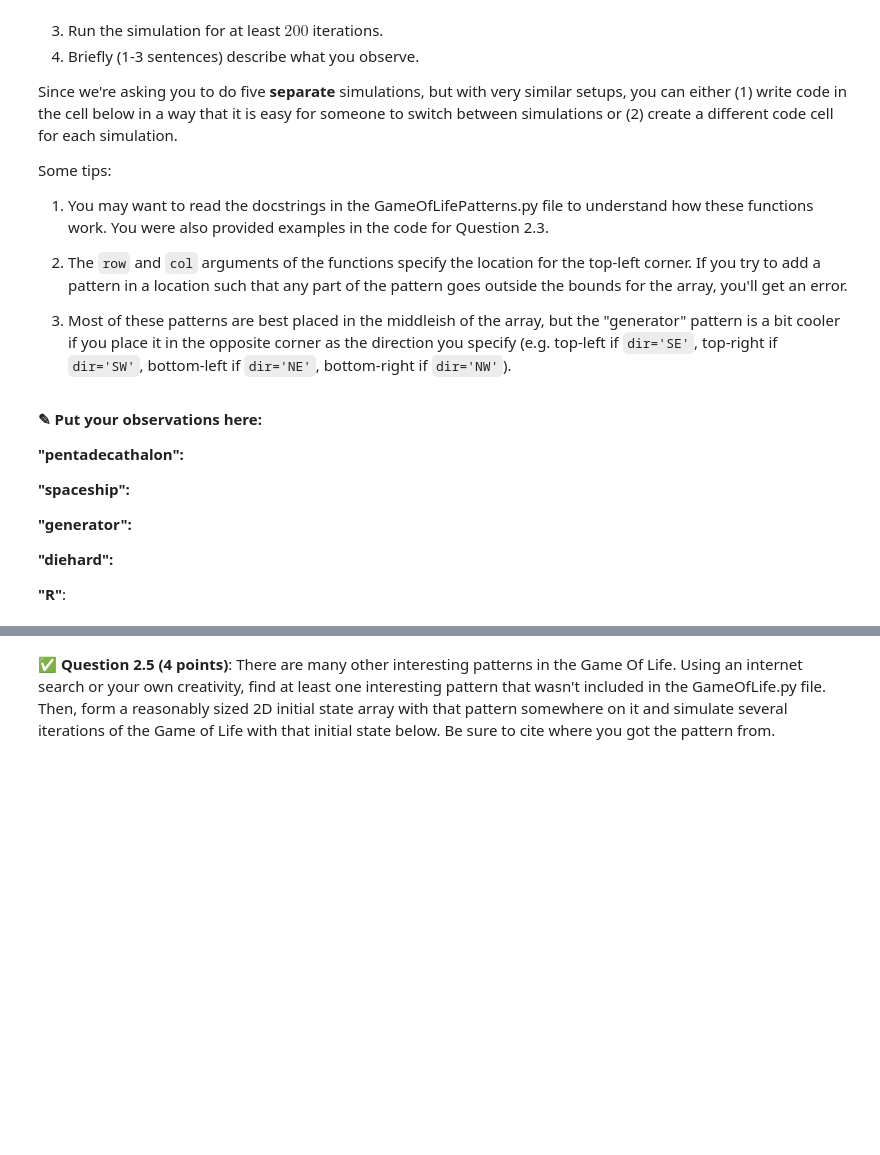
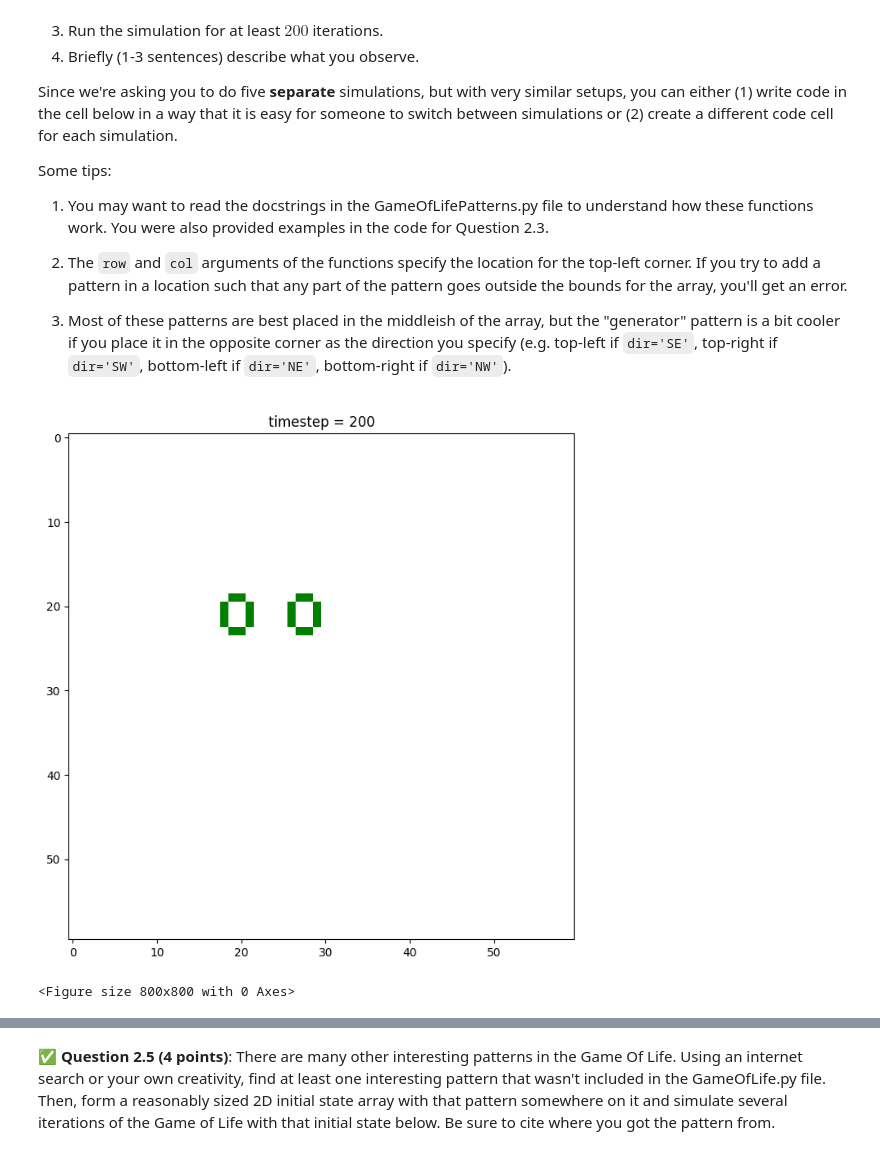
Before and after one commit to zakkoz1/CMSE202-f23-turnin, a Jupyter notebook: hw-02/HW-02_ABMandGraphTheory-STUDENT.ipynb, the cells around one changed output, grey strips where cells are left out. Cells and saved outputs as stored; diff of their text form; code cells hidden in the pictures; blank space fills up the shorter version.

```diff
--- a/hw-02/HW-02_ABMandGraphTheory-STUDENT.ipynb
+++ b/hw-02/HW-02_ABMandGraphTheory-STUDENT.ipynb
@@ -264,12 +271,14 @@ Some tips:
-# %% [markdown]
-**<font size=+3>&#9998;</font> Put your observations here:**
-
-**"pentadecathalon":**
-
-**"spaceship":**
-
-**"generator":**
-
-**"diehard":**
-
-**"R"**:
+# %%
+
+array = np.zeros((60,60))
+array = add_pentadecathalon(array, 20, 20, 'horizontal')
+
+GameOfLife_object = GameOfLife(array)
+fig, ax = plt.subplots(figsize=(8,8))
+GameOfLife_object.draw(fig)
+for i in range(200):
+    GameOfLife_object.update()
+    GameOfLife_object.draw(fig)
+# %% [output]
+[figure, added]
+<Figure size 800x800 with 0 Axes>
```
Also changed, not shown: parts of 15 cells of this notebook, 2 other files.
